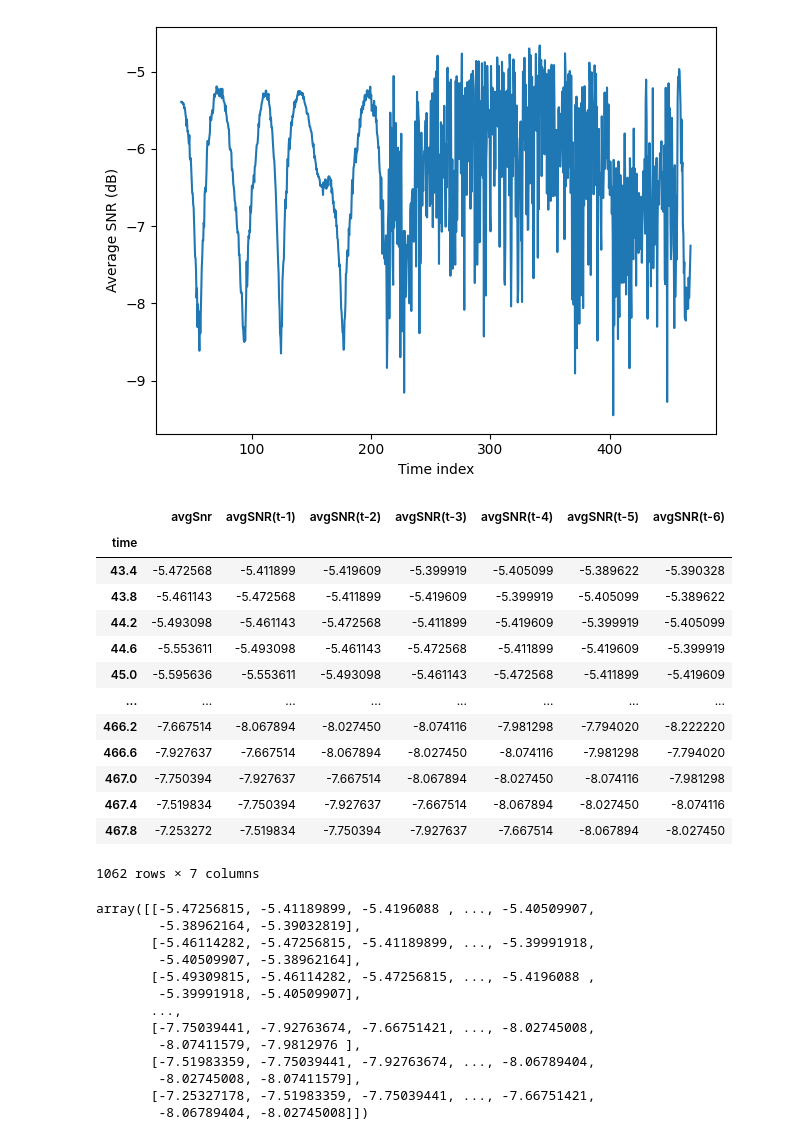
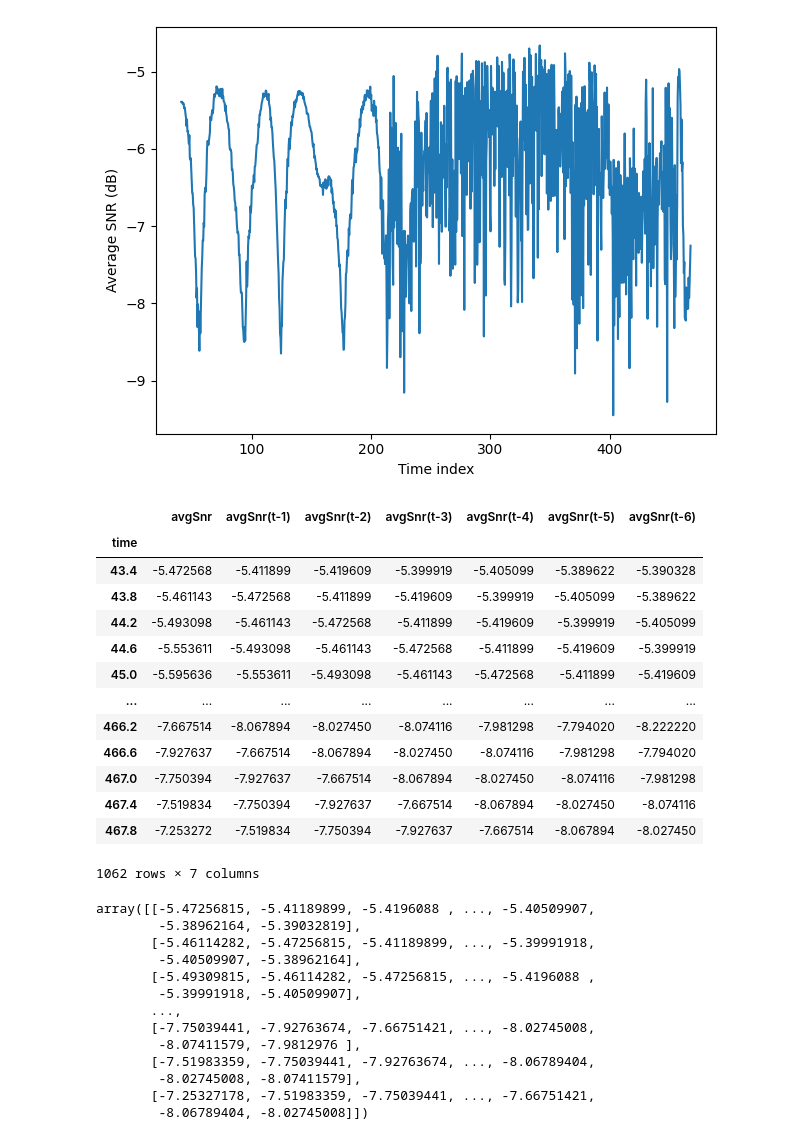
Before and after one commit to joshuamoorexyz/GAN-Channel_Modeling-IntrotoML, a Jupyter notebook: LSTM.ipynb, the cells around one changed output. Drawn from its saved outputs; the diff is of its cells as text; code cells hidden in the pictures.

```diff
--- a/LSTM.ipynb
+++ b/LSTM.ipynb
@@ -44,21 +60,21 @@ plt.show()
 # %%
 from copy import deepcopy as dc
 
 def prepare_dataframe_for_lstm(df, n_steps):
   df = dc(df)
 
   df.set_index('time', inplace=True)
 
   for i in range(1, n_steps + 1):
-    df[f'avgSNR(t-{i})'] = df['avgSnr'].shift(i)
+    df[f'avgSnr(t-{i})'] = df['avgSnr'].shift(i)
 
   df.dropna(inplace=True)
   return df
 lookback = 6
 shifted_df = prepare_dataframe_for_lstm(df, lookback)
 shifted_df
 # %% [output]
-|  | avgSnr | avgSNR(t-1) | avgSNR(t-2) | avgSNR(t-3) | avgSNR(t-4) | avgSNR(t-5) | avgSNR(t-6) |
+|  | avgSnr | avgSnr(t-1) | avgSnr(t-2) | avgSnr(t-3) | avgSnr(t-4) | avgSnr(t-5) | avgSnr(t-6) |
 | time |  |  |  |  |  |  |  |
 | 43.4 | -5.472568 | -5.411899 | -5.419609 | -5.399919 | -5.405099 | -5.389622 | -5.390328 |
 | 43.8 | -5.461143 | -5.472568 | -5.411899 | -5.419609 | -5.399919 | -5.405099 | -5.389622 |
```
Also changed, not shown: parts of 10 cells of this notebook.
